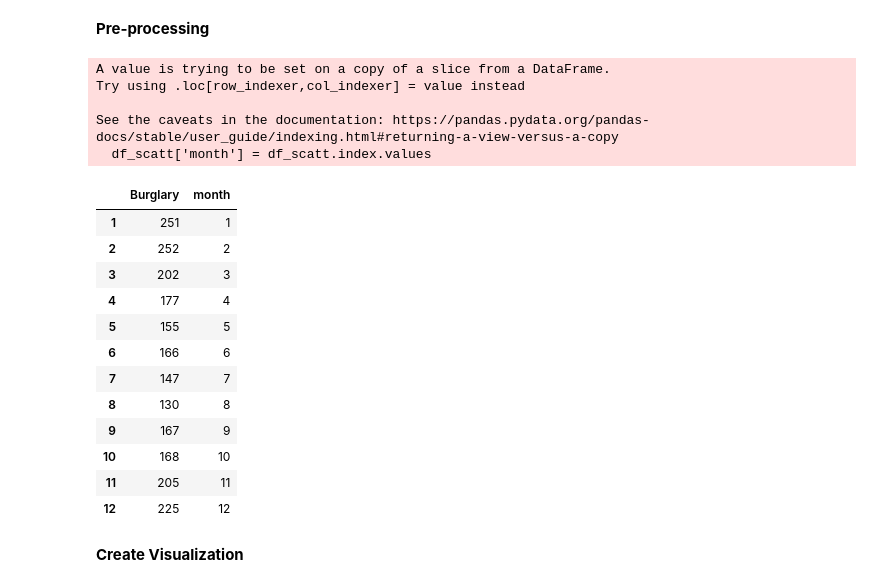
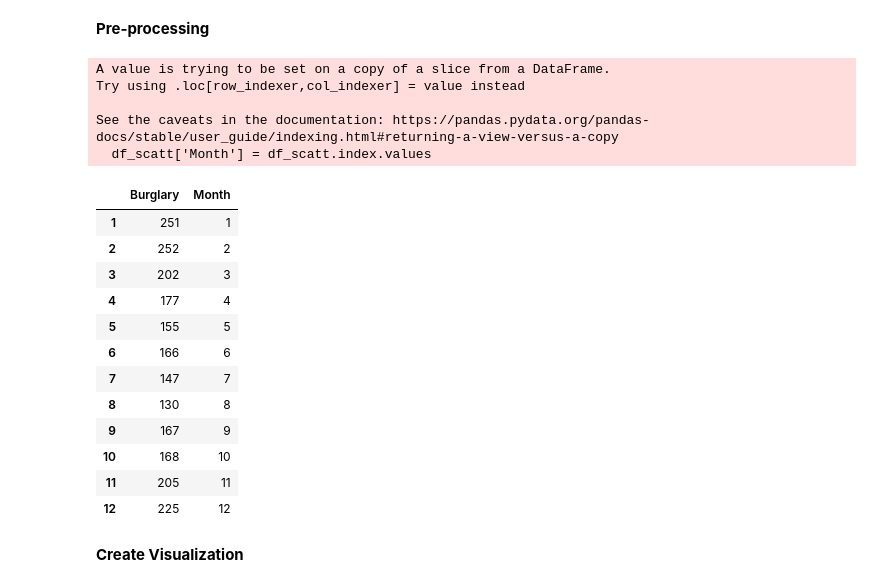
Before and after one commit to naufalafif76/H8_Python, a Jupyter notebook: assignment/assignment-1/PYTN_Assgn_1_3_Naufal Afif S.ipynb, the cells around one changed output. Cells and saved outputs as stored; diff of their text form; code cells hidden in the pictures.

```diff
--- a/assignment/assignment-1/PYTN_Assgn_1_3_Naufal Afif S.ipynb
+++ b/assignment/assignment-1/PYTN_Assgn_1_3_Naufal Afif S.ipynb
@@ -374,16 +378,16 @@ Pada Plot di atas tidak terdapat outliers pada data setiap bulannya.
 **Pre-processing**
 # %%
 df_scatt = df_redb[['Burglary']]
-df_scatt['month'] = df_scatt.index.values
+df_scatt['Month'] = df_scatt.index.values
 df_scatt.reset_index()
 df_scatt
 # %% [output]
 A value is trying to be set on a copy of a slice from a DataFrame.
 Try using .loc[row_indexer,col_indexer] = value instead
 
 See the caveats in the documentation: https://pandas.pydata.org/pandas-docs/stable/user_guide/indexing.html#returning-a-view-versus-a-copy
-  df_scatt['month'] = df_scatt.index.values
+  df_scatt['Month'] = df_scatt.index.values
-|  | Burglary | month |
+|  | Burglary | Month |
 | 1 | 251 | 1 |
 | 2 | 252 | 2 |
 | 3 | 202 | 3 |
```
Also changed, not shown: parts of 10 cells of this notebook.
